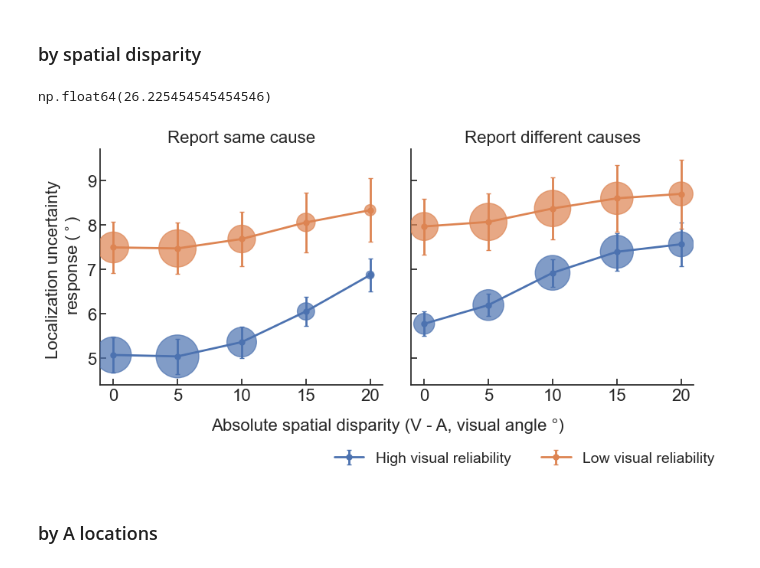
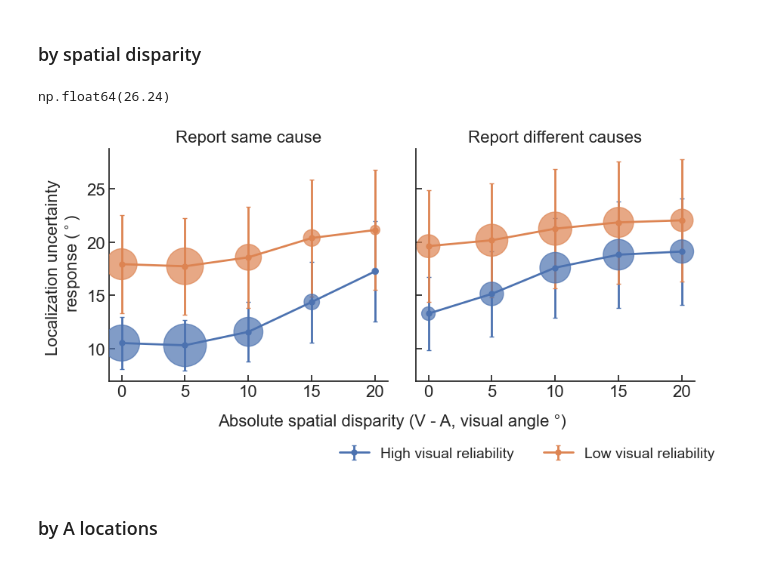
Before and after one commit to wenshu2022/BCI-confidence-VE, a Jupyter notebook: Analysis/Model_evaluation_with_beh_data.ipynb, the cells around one changed output. Drawn from its saved outputs; the diff is of its cells as text; code cells hidden in the pictures.

```diff
--- a/Analysis/Model_evaluation_with_beh_data.ipynb
+++ b/Analysis/Model_evaluation_with_beh_data.ipynb
@@ -23,7 +23,7 @@ plot_path = 'M:\\1confiProj\\Analysis\\output\\'
 device is : cpu
 # %%
 ### prepare model simulation data
-m_label = 'with_dn_linear'
+m_label = 'with_dn'
 m_lst= [2]
 ev=ModelEvaluator(m_label)
 df_sim_lst = []
@@ -762,7 +771,7 @@ for vrel in ['High', 'Low']:
     for row, sources in enumerate([1, 2]):
         for col, visloc in enumerate([0, 5, 10]):
             plot_raw_rep_all(
-                df=df_sim.loc[df_sim.Sources == sources],
+                df=df_sim.loc[(df_sim.Sources == sources)&(df_sim.m_id==2)],
                 rel=vrel,
                 ax=axs[row, col],
                 visloc=visloc,
@@ -841,18 +850,18 @@ sim_min, sim_max = get_global_min_max(df=df_sim, groupvar=['abs_delta_VA', 'sub_
 beh_min, beh_max = get_global_min_max(df=df_beh, groupvar=['abs_delta_VA', 'sub_id'], modality='A')
 sim_max/beh_max
 # %% [output]
-np.float64(26.225454545454546)
+np.float64(26.24)
 # %%
 fig, axs = plt.subplots(nrows=1, ncols=2, figsize=(10, 4), sharey=True, gridspec_kw={'wspace': 0.1})
-plot_CI_size_by_disp_vrel(df=df_sim.loc[df_sim.Sources==1], ax=axs[0], scale=True, k=26)
-plot_CI_size_by_disp_vrel(df=df_sim.loc[df_sim.Sources==2], ax=axs[1], legend=True, scale=True, k=26)
+plot_CI_size_by_disp_vrel(df=df_sim.loc[df_sim.Sources==1], m_id = 2, ax=axs[0], scale=True, k=26)
+plot_CI_size_by_disp_vrel(df=df_sim.loc[df_sim.Sources==2], m_id = 2, ax=axs[1], legend=True, scale=True, k=26)
 axs[0].set_title('Report same cause', fontsize=fontsize)
 axs[1].set_title('Report different causes', fontsize=fontsize)
 fig.supxlabel('Absolute spatial disparity (V - A, visual angle \u00B0)', fontsize=fontsize, y=-0.05)
 axs[0].set_ylabel('Localization uncertainty \n response ($^\\circ$)', fontsize=fontsize)
 plt.savefig(os.path.join(plot_path, 'models', 'M_ci_by_causal_disp.png'), bbox_inches='tight', dpi=300)
 # %% [output]
-[figure, old version]
+[figure, new version]
 # %% [markdown]
 ### by A locations
 # %%
```
Also changed, not shown: parts of 14 cells of this notebook, 53 other files.
